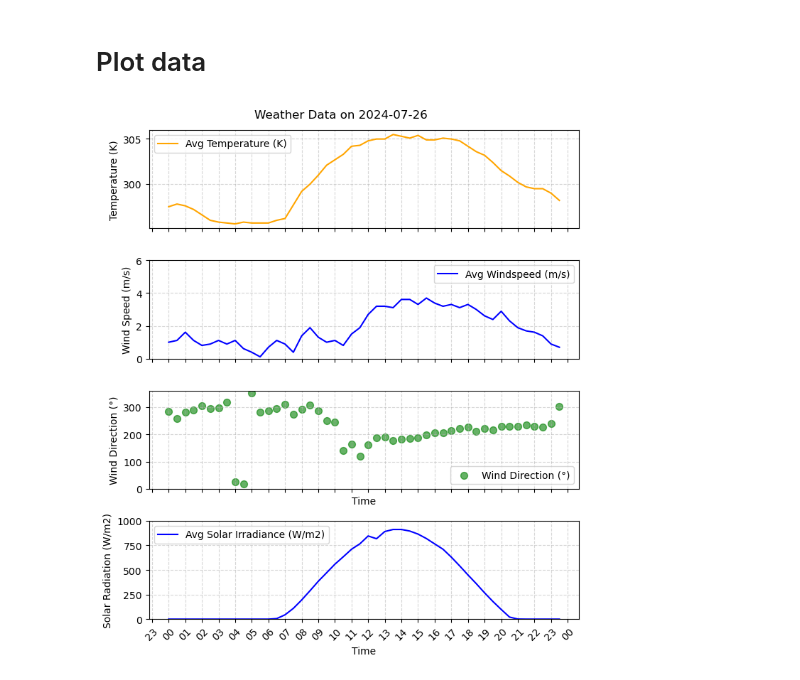
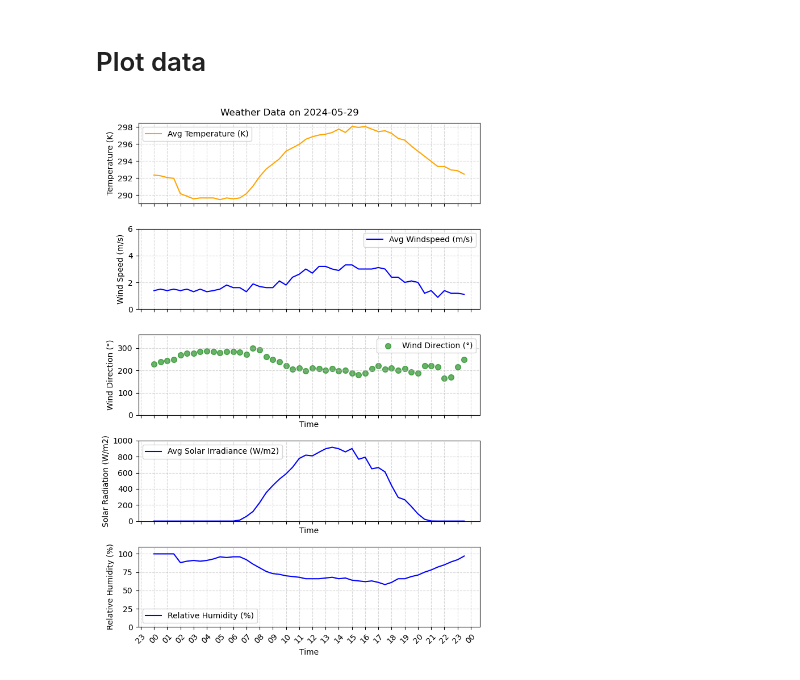
Before and after one commit to matzefit/ROM-UPC_BCN, a Jupyter notebook: src/PrepRefStationData.ipynb, the cells around one changed output. Saved outputs shown, nothing was run; the diff lists cells and outputs as text; code cells hidden in the pictures.

```diff
--- a/src/PrepRefStationData.ipynb
+++ b/src/PrepRefStationData.ipynb
@@ -168,8 +168,30 @@ for day, profiles in results_by_day.items():
     profiles['wind_components'].to_csv(os.path.join(output_dir, f"{date_str}_wind_components_hourly.csv"))
     # profiles['temperature'].to_csv(os.path.join(output_dir, f"{date_str}_temperature_hourly.csv"))
     profiles['wind_direction'].to_csv(os.path.join(output_dir, f"{date_str}_wind_direction_hourly.csv"))
-    profiles['windspeed'].to_csv(os.path.join(output_dir, f"{date_str}_wind_speed_hourly.csv"))
+    # profiles['windspeed'].to_csv(os.path.join(output_dir, f"{date_str}_wind_speed_hourly.csv"))
 
+    # ======================
+    # 🔸 Wind Speed
+    # ======================
+    ws_df = profiles["windspeed"].copy()
+    ws_df = ws_df.resample("1H").first().reset_index()
+    ws_df["time"] = ws_df["Datetime"].dt.hour * 3600
+    ws_df = ws_df.rename(columns={"U (m/s)": "windspeed"})
+    ws_df = ws_df[["time", "windspeed"]]
+
+    # Add 86400s row with same value as 23:00
+    last_val = ws_df.iloc[-1]["windspeed"]
+    ws_df = pd.concat([
+        ws_df,
+        pd.DataFrame([{"time": 86400, "windspeed": last_val}])
+    ], ignore_index=True)
+
+    wind_path = os.path.join(output_dir, f"{date_str}_wind_speed_hourly.csv")
+    with open(wind_path, 'w', newline='') as f:
+        f.write("[Name]\n")
+        f.write("windspeed\n")
+        f.write("[Data]\n")
+        ws_df.to_csv(f, index=False, line_terminator='\n')
 
     # ======================
     # 🔸 Wind Components (X & Y)
@@ -336,7 +358,7 @@ piecewise-linear {n_points}
 import matplotlib.pyplot as plt
 
 # Filter data for the specific date
-# date1 = '2024-07-26'
+date = '2024-05-29'
 
 data_filtered = data.loc[date]
 data_filtered['Avg Temperature (K)'] = data_filtered['Avg Temperature (C)'] + 273.15
@@ -344,7 +366,7 @@ data_filtered['Avg Temperature (K)'] = data_filtered['Avg Temperature (C)'] + 27
 data_filtered['Avg Windspeed (m/s)'] = data_filtered['Avg Windspeed (km/h)'] /3.6
 
 # Create subplots
-fig, axes = plt.subplots(4, 1, figsize=(7, 8), sharex=True)
+fig, axes = plt.subplots(5, 1, figsize=(7, 10), sharex=True)
 
 # 🔹 Plot 1: Average Temperature
 axes[0].plot(data_filtered.index, data_filtered['Avg Temperature (K)'],
@@ -368,31 +390,42 @@ axes[2].scatter(data_filtered.index, data_filtered['Avg Wind Direction'],
 axes[2].set_ylim(0, 360)
 axes[2].set_ylabel("Wind Direction (°)")
 axes[2].set_xlabel("Time")
 axes[2].xaxis.set_major_locator(mdates.HourLocator(interval=1))  # Major ticks every hour
 axes[2].xaxis.set_major_formatter(mdates.DateFormatter('%H'))  # Format ticks to show only hours
 axes[2].legend()
 axes[2].grid(True, linestyle="--", alpha=0.5)
 
 # 🔹 Plot 4: Solar Rad (°)
 axes[3].plot(data_filtered.index, data_filtered['Avg Solar Irradiance (W/m2)'],
              color='blue', linewidth=1.5, label='Avg Solar Irradiance (W/m2)')
 axes[3].set_ylim(0, 1000)
 axes[3].set_ylabel("Solar Radiation (W/m2)")
 axes[3].set_xlabel("Time")
 axes[3].xaxis.set_major_locator(mdates.HourLocator(interval=1))  # Major ticks every hour
 axes[3].xaxis.set_major_formatter(mdates.DateFormatter('%H'))  # Format ticks to show only hours
 axes[3].legend()
 axes[3].grid(True, linestyle="--", alpha=0.5)
 
+#plot relative humidity
+axes[4].plot(data_filtered.index, data_filtered['Relative Humidity'],
+             color='blue', linewidth=1.5, label='Relative Humidity (%)')
+axes[4].set_ylim(0, 110)
+axes[4].set_ylabel("Relative Humidity (%)")
+axes[4].set_xlabel("Time")
+axes[4].xaxis.set_major_locator(mdates.HourLocator(interval=1))  # Major ticks every hour
+axes[4].xaxis.set_major_formatter(mdates.DateFormatter('%H'))  # Format ticks to show only hours
+axes[4].legend()
+axes[4].grid(True, linestyle="--", alpha=0.5)
+
 
 # Formatting
 plt.suptitle(f"Weather Data on {date}")
 # plt.suptitle(f"Weather Data from March to August 2024")
 
 plt.xticks(rotation=45)
 
 # Show plot
 plt.tight_layout()
 plt.show()
 # %% [output]
-[figure, old version]
+[figure, new version]
```
Also changed, not shown: 12 other files.
